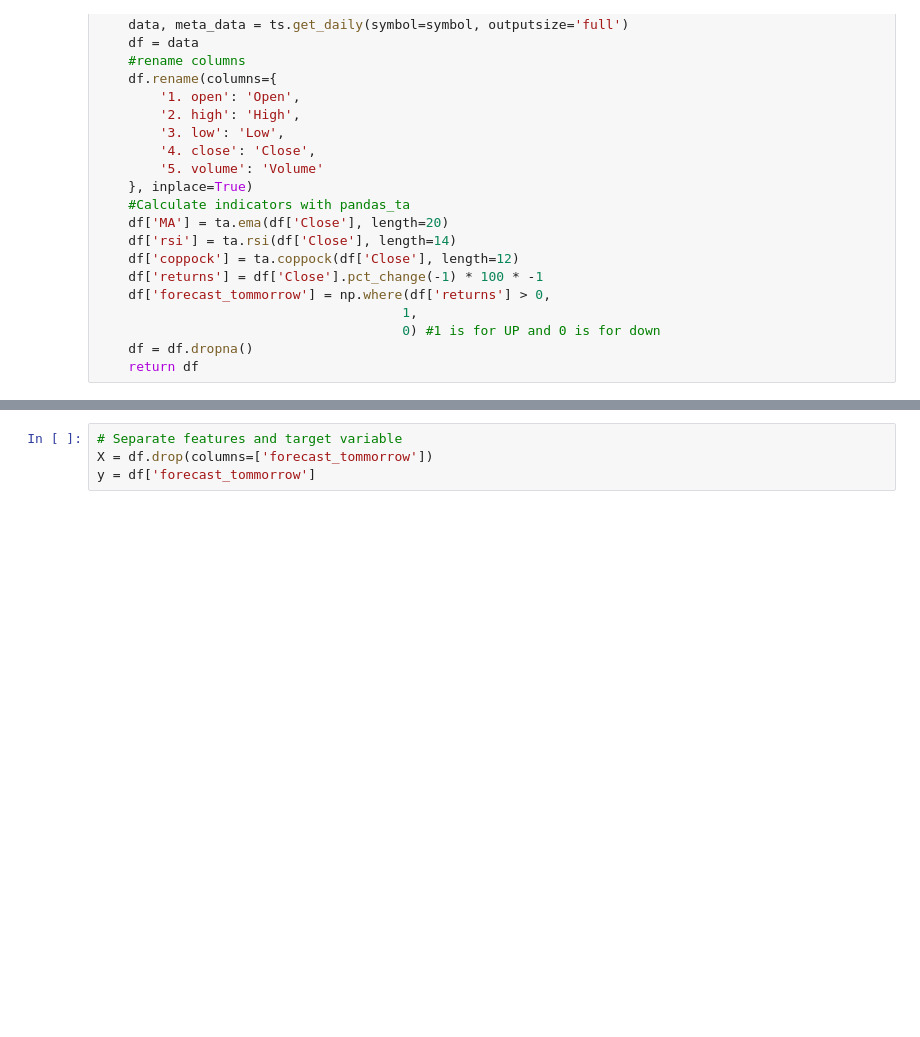
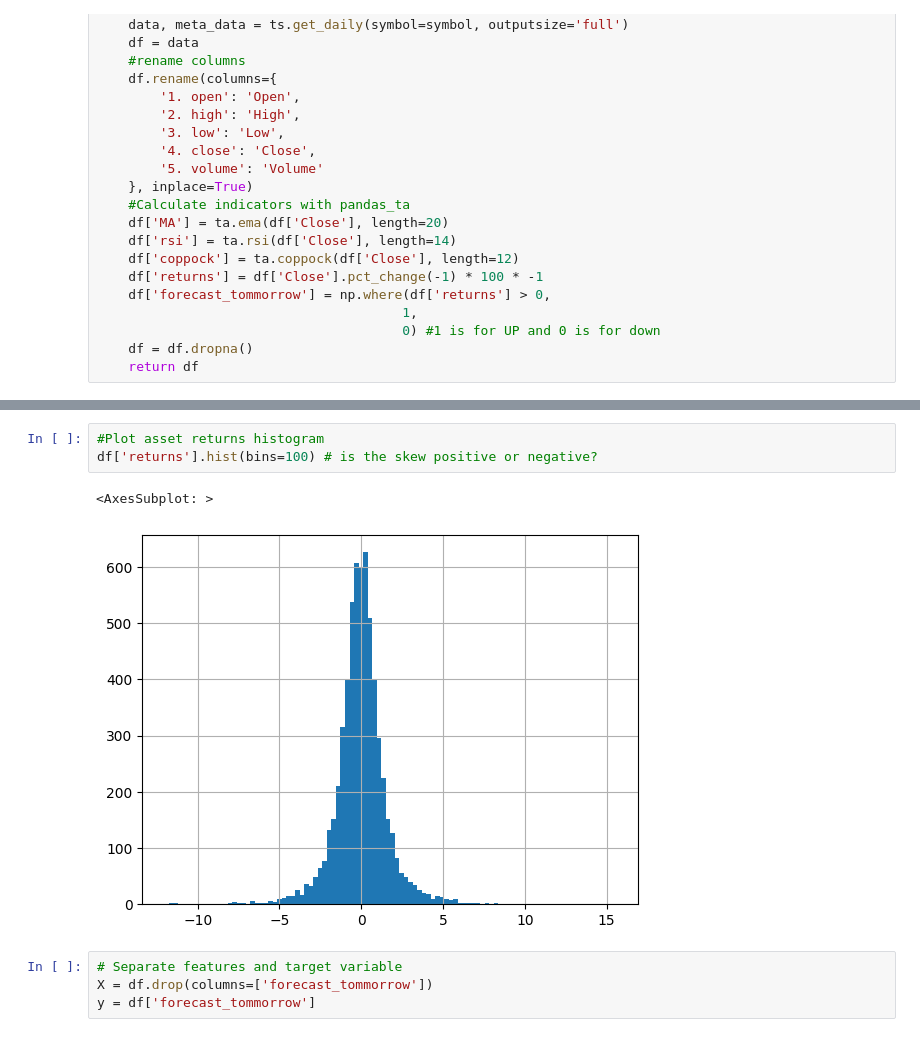
Before and after one commit to mayer19/AlgoritmitTradingCourse, a Jupyter notebook: gradient_boosting_machine.ipynb, the cells around one changed output, grey strips where cells are left out. Drawn from its saved outputs; the diff is of its cells as text; blank space fills up the shorter version.

```diff
--- a/gradient_boosting_machine.ipynb
+++ b/gradient_boosting_machine.ipynb
@@ -88,3 +88,9 @@ df
+# %%
+#Plot asset returns histogram
+df['returns'].hist(bins=100) # is the skew positive or negative?
+# %% [output]
+<AxesSubplot: >
+[figure, added]
 # %%
 # Separate features and target variable
 X = df.drop(columns=['forecast_tommorrow'])
```
Also changed, not shown: parts of 15 cells of this notebook.
